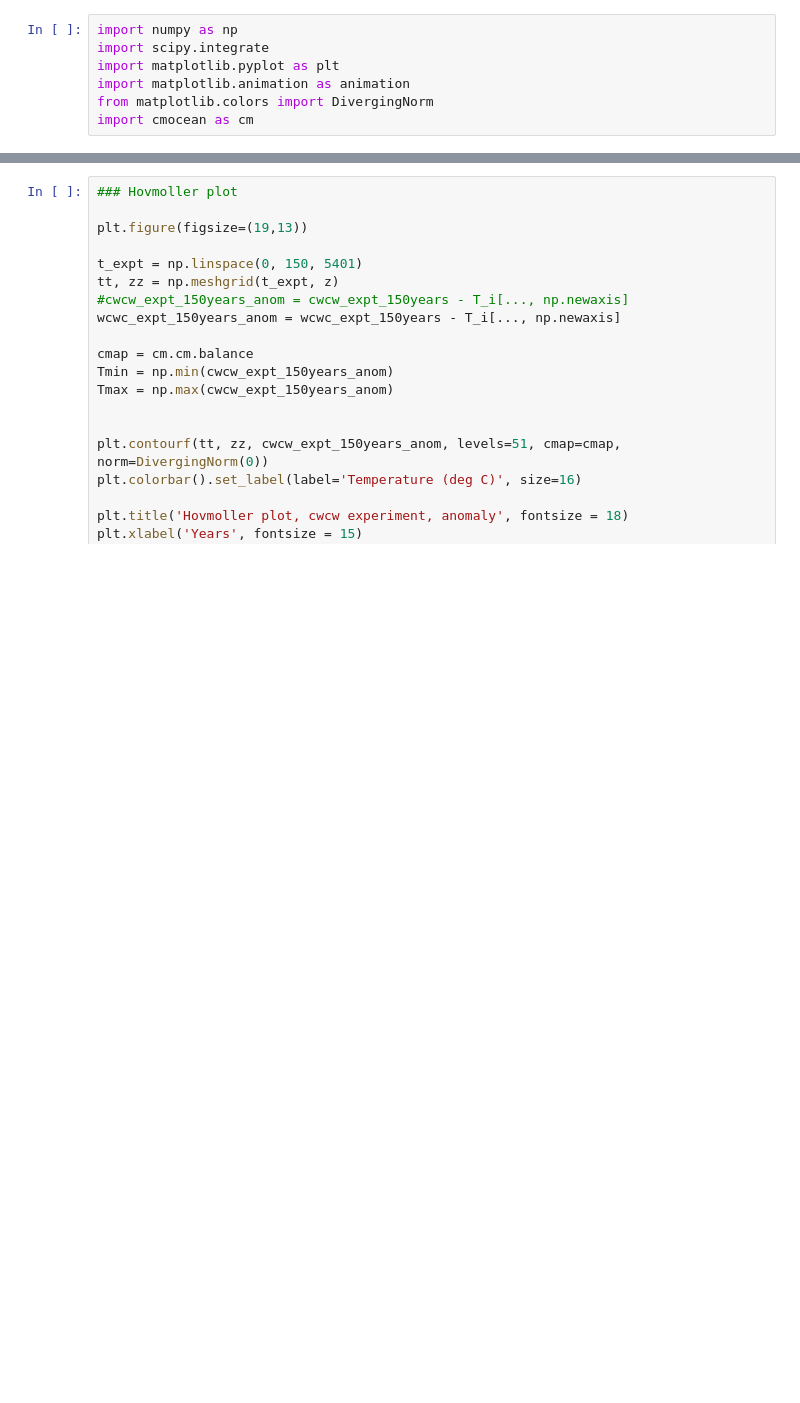
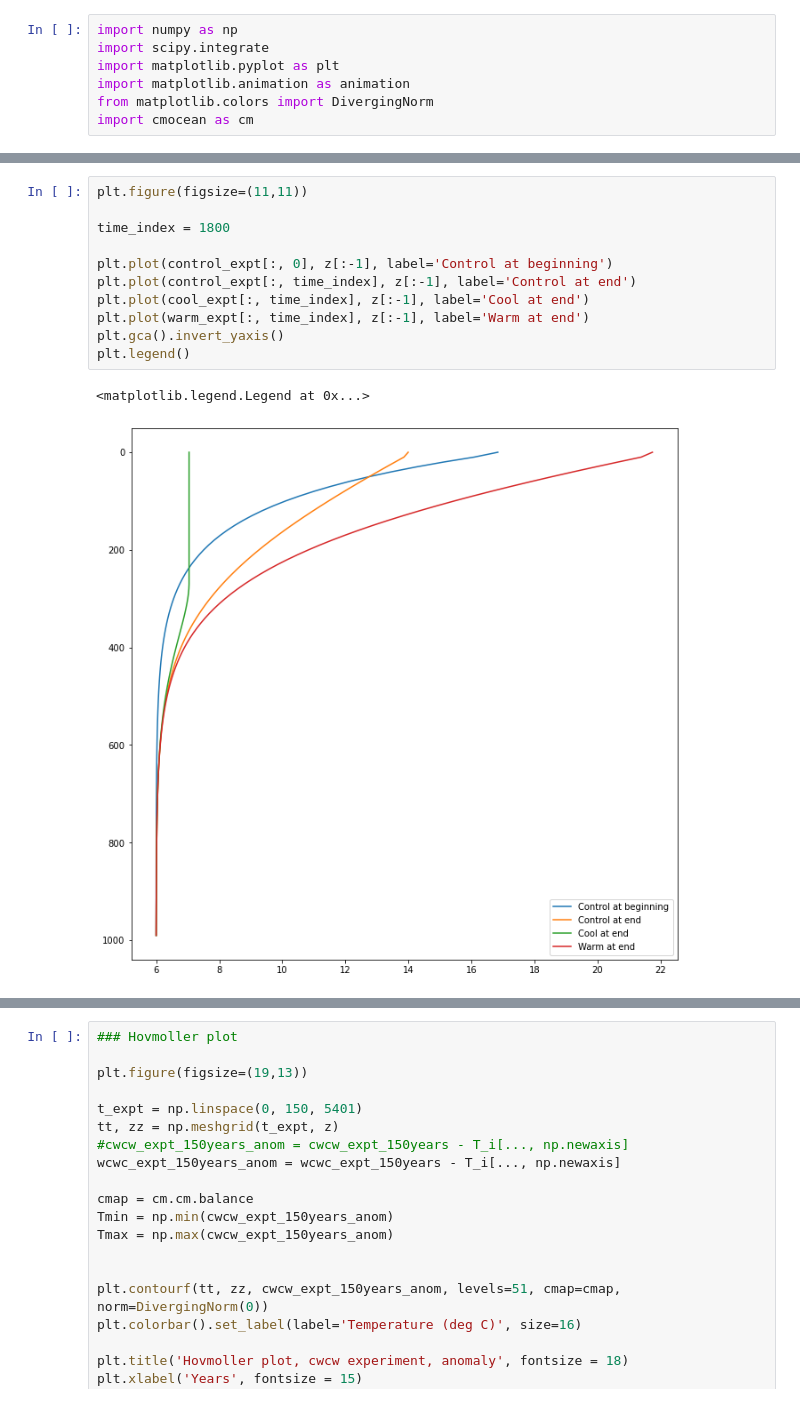
Before and after one commit to mpudig/HonoursThesis, a Jupyter notebook: Heat_Equation_with_forcing_flux.ipynb, the cells around one changed output, grey strips where cells are left out. Drawn from its saved outputs; the diff is of its cells as text; blank space fills up the shorter version.

```diff
--- a/Heat_Equation_with_forcing_flux.ipynb
+++ b/Heat_Equation_with_forcing_flux.ipynb
@@ -419,2 +319,16 @@ plt.legend(fontsize=14)
+# %%
+plt.figure(figsize=(11,11))
+
+time_index = 1800
+
+plt.plot(control_expt[:, 0], z[:-1], label='Control at beginning')
+plt.plot(control_expt[:, time_index], z[:-1], label='Control at end')
+plt.plot(cool_expt[:, time_index], z[:-1], label='Cool at end')
+plt.plot(warm_expt[:, time_index], z[:-1], label='Warm at end')
+plt.gca().invert_yaxis()
+plt.legend()
+# %% [output]
+<matplotlib.legend.Legend at 0x...>
+[figure, added]
 # %%
 #Animate the forcing
```
Also changed, not shown: parts of 32 cells of this notebook, 13 other files.
